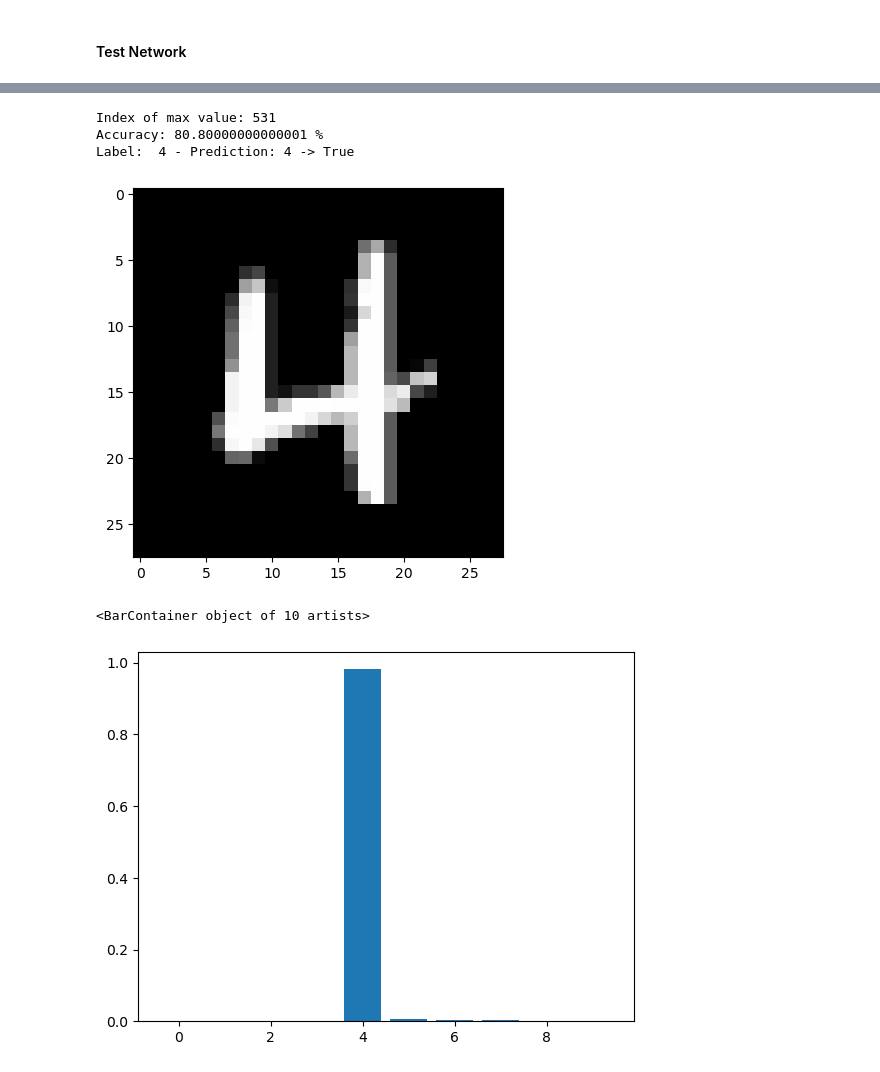
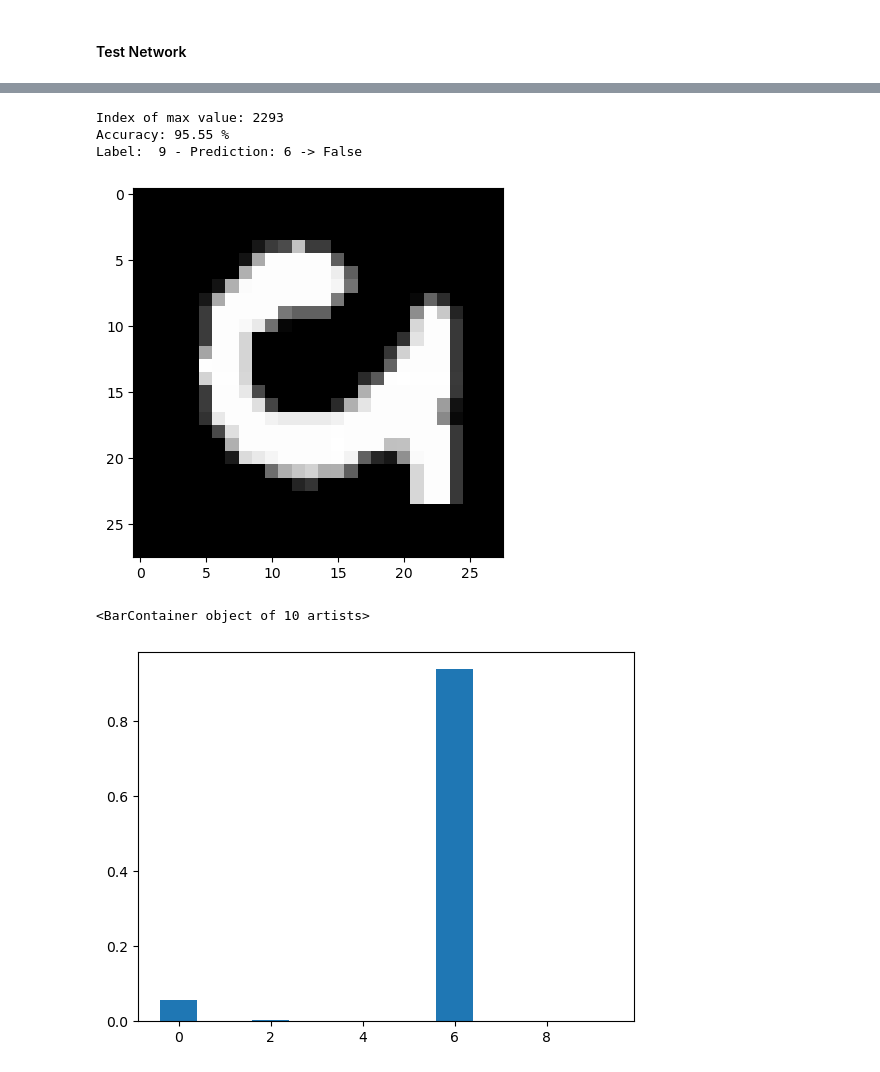
Before and after one commit to mario-ruoff/machine-learning-collection, a Jupyter notebook: neural_network.ipynb, the cells around one changed output, grey strips where cells are left out. Cells and saved outputs as stored; diff of their text form; code cells hidden in the pictures.

```diff
--- a/neural_network.ipynb
+++ b/neural_network.ipynb
@@ -12,10 +12,10 @@ from IPython.display import display, clear_output
 print("Loading dataset...")
 mnist_dataloader = MnistDataloader()
 (x_train, y_train), (x_test, y_test) = mnist_dataloader.load_data()
-x_train_images = np.array(x_train[:1000]) # 60000 x 28 x 28
-y_train = np.array(y_train[:1000]) # 60000
-x_test_images = np.array(x_test[:1000])   # 10000 x 28 x 28
-y_test = np.array(y_test[:1000])   # 10000
+x_train_images = np.array(x_train) # 60000 x 28 x 28
+y_train = np.array(y_train) # 60000
+x_test_images = np.array(x_test)   # 10000 x 28 x 28
+y_test = np.array(y_test)   # 10000
 
 # Convert tensor to lower dimension and normalize
 print("Reshaping dataset...")
@@ -36,8 +36,8 @@ layer_1 = 128
 layer_2 = 10
 weights_1 = np.random.randn(x_train.shape[1], layer_1) * 0.01  # 784 x 128
 biases_1 = np.zeros(layer_1)                                   # 128
-weights_2 = np.random.randn(layer_1, layer_2) * 0.01    # 128 x 10
-biases_2 = np.zeros(layer_2)
+weights_2 = np.random.randn(layer_1, layer_2) * 0.01           # 128 x 10
+biases_2 = np.zeros(layer_2)                                   # 10
 print("Done")
 # %% [output]
 Loading dataset...
@@ -120,22 +127,22 @@ plt.plot(test_losses)
 # %%
 # Print max value index
 max_index = test_losses.index(max(test_losses))
 print("Index of max value:", max_index)
 
 # Print accuracy
 hits = [np.argmax(test_outputs[index]) == y_test[index] for index in range(len(x_test))]
 print("Accuracy:", sum(hits) / len(hits) * 100, "%")
 
 # Plotting the bar chart
-index = 533
+index = 2293
 print("Label: ", y_test[index], "- Prediction:", np.argmax(test_outputs[index]), "->", hits[index])
 plt.imshow(x_test_images[index], cmap=plt.cm.gray)
 plt.show()
 plt.bar(range(len(test_outputs[index])), test_outputs[index])
 # %% [output]
-Index of max value: 531
-Accuracy: 80.80000000000001 %
-Label:  4 - Prediction: 4 -> True
+Index of max value: 2293
+Accuracy: 95.55 %
+Label:  9 - Prediction: 6 -> False
-[figure, old version]
+[figure, new version]
 <BarContainer object of 10 artists>
-[figure, old version]
+[figure, new version]
```
Also changed, not shown: parts of 3 cells of this notebook, 2 other files.
